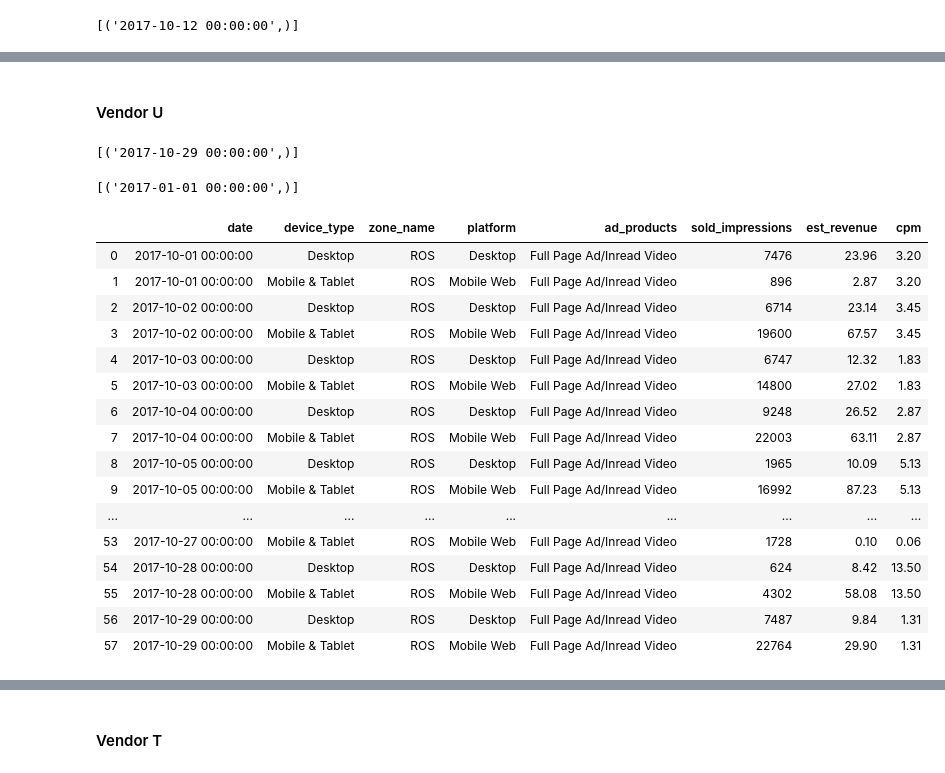
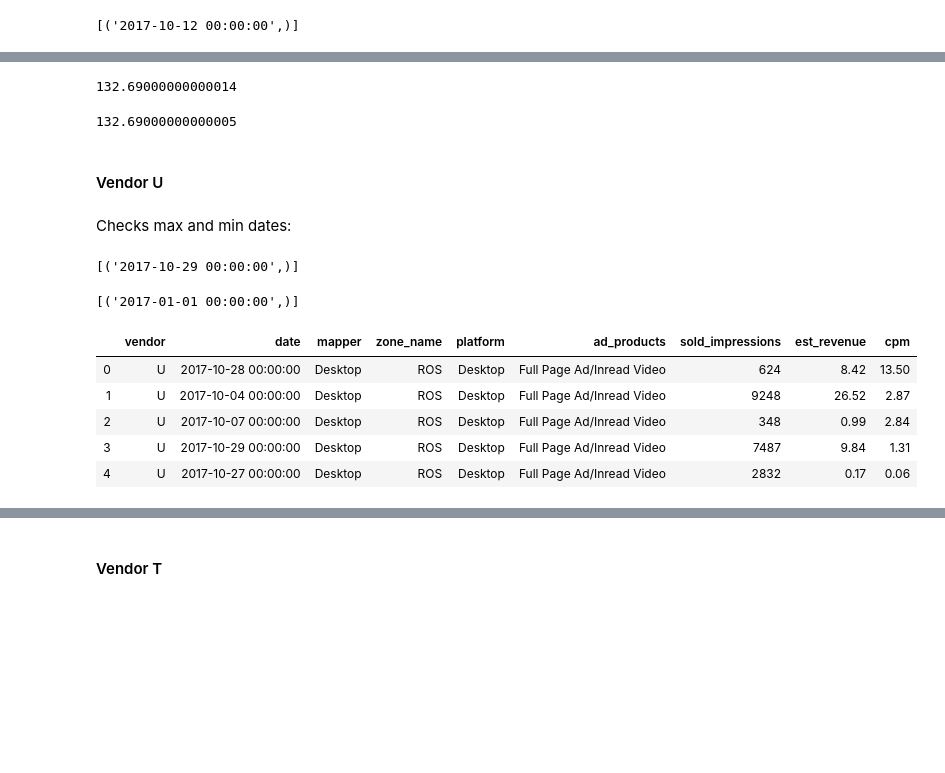
Before and after one commit to valmadrid/EDA-using-SQLite-Python, a Jupyter notebook: challenge_1.ipynb, the cells around one changed output, grey strips where cells are left out. Cells and saved outputs as stored; diff of their text form; code cells hidden in the pictures; blank space fills up the shorter version.

```diff
--- a/challenge_1.ipynb
+++ b/challenge_1.ipynb
@@ -40,3 +39,3 @@ pysqldf = lambda q: sqldf(q, globals())
 # %%
-conn = sqlite3.connect("scmp.sqlite")
+conn = sqlite3.connect("c1.sqlite")
 cur = conn.cursor()
@@ -138,15 +150,3 @@ db
 | 4 | table | vendor_s | vendor_s | 2 | CREATE TABLE "vendor_s" (\n"TRAFF... |
 | 5 | table | vendor_t | vendor_t | 25 | CREATE TABLE "vendor_t" (\n"WEBSI... |
 | 6 | table | vendor_u | vendor_u | 11 | CREATE TABLE "vendor_u" (\n"PLATF... |
-# %%
-cur.execute("""SELECT * FROM vendor_s LIMIT 5;""")
-s = pd.DataFrame(cur.fetchall(), columns = [i[0] for i in cur.description])
-display(s.head())
-
-cur.execute("""SELECT * FROM vendor_t LIMIT 5;""")
-t = pd.DataFrame(cur.fetchall(), columns = [i[0] for i in cur.description])
-display(t.head())
-
-cur.execute("""SELECT * FROM vendor_u LIMIT 5;""")
-u = pd.DataFrame(cur.fetchall(), columns = [i[0] for i in cur.description])
-display(u.head())
@@ -289,5 +194,17 @@ db
+# %%
+sum(vendor_s.cpm)
+# %% [output]
+132.69000000000014
+# %%
+check = df_excel["vendor_s"].copy()
+check = check[(check.UPDATED_DATE <= "2017-10-31") & (check.UPDATED_DATE >= "2017-10-01")].sort_values("UPDATED_DATE")
+sum(check.CPM)
+# %% [output]
+132.69000000000005
 # %% [markdown]
 #### Vendor U
+# %% [markdown]
+Checks max and min dates:
 # %%
 cur.execute("""SELECT MAX(DATE) FROM vendor_u;""")
 display(cur.fetchall())
@@ -299,49 +216,38 @@ display(cur.fetchall())
 # %%
 cur.execute("""
     SELECT
+        "U" as vendor,
         u.DATE as date,
-        u.DEVICE_TYPE as device_type,
+        u.DEVICE_TYPE as mapper,
         groupings."Zone Name" as zone_name,
         groupings.Platform as platform,
         groupings."Ad Products" as ad_products,
         u.VIDEO_IMPRESSIONS as sold_impressions,
         (CAST(u.VIDEO_IMPRESSIONS as REAL) / map.total_sold_impressions * map.total_est_revenue)*1.00 as est_revenue,
         (CAST(u.VIDEO_IMPRESSIONS as REAL) / map.total_sold_impressions * map.total_est_revenue)/CAST(u.VIDEO_IMPRESSIONS as REAL)*1000.00 as cpm
     FROM vendor_u as u
     LEFT JOIN (SELECT
                     DATE as date,
                     CAST(sum(VIDEO_IMPRESSIONS) as REAL) as total_sold_impressions,
                     CAST(sum(EARNINGS) as REAL) as total_est_revenue
                 FROM vendor_u
                 WHERE DATE BETWEEN '2017-10-01' AND '2017-10-31'
                 GROUP by DATE) as map
         USING (DATE)
     LEFT JOIN definitions_groupings as groupings
         ON lower(u.DEVICE_TYPE) = lower(groupings.tagID)
     WHERE
         (DATE BETWEEN '2017-10-01' AND '2017-10-31') &
         (DEVICE_TYPE NOT LIKE "%UNKNOWN%")
-    GROUP by DATE, DEVICE_TYPE;
     """)
 
 vendor_u = pd.DataFrame(cur.fetchall(),
                              columns=[i[0] for i in cur.description])
-vendor_u
+vendor_u.head()
 # %% [output]
-|  | date | device_type | zone_name | platform | ad_products | sold_impressions | est_revenue | cpm |
-| 0 | 2017-10-01 00:00:00 | Desktop | ROS | Desktop | Full Page Ad/Inread Video | 7476 | 23.96 | 3.20 |
-| 1 | 2017-10-01 00:00:00 | Mobile & Tablet | ROS | Mobile Web | Full Page Ad/Inread Video | 896 | 2.87 | 3.20 |
-| 2 | 2017-10-02 00:00:00 | Desktop | ROS | Desktop | Full Page Ad/Inread Video | 6714 | 23.14 | 3.45 |
-| 3 | 2017-10-02 00:00:00 | Mobile & Tablet | ROS | Mobile Web | Full Page Ad/Inread Video | 19600 | 67.57 | 3.45 |
-| 4 | 2017-10-03 00:00:00 | Desktop | ROS | Desktop | Full Page Ad/Inread Video | 6747 | 12.32 | 1.83 |
-| 5 | 2017-10-03 00:00:00 | Mobile & Tablet | ROS | Mobile Web | Full Page Ad/Inread Video | 14800 | 27.02 | 1.83 |
-| 6 | 2017-10-04 00:00:00 | Desktop | ROS | Desktop | Full Page Ad/Inread Video | 9248 | 26.52 | 2.87 |
-| 7 | 2017-10-04 00:00:00 | Mobile & Tablet | ROS | Mobile Web | Full Page Ad/Inread Video | 22003 | 63.11 | 2.87 |
-| 8 | 2017-10-05 00:00:00 | Desktop | ROS | Desktop | Full Page Ad/Inread Video | 1965 | 10.09 | 5.13 |
-| 9 | 2017-10-05 00:00:00 | Mobile & Tablet | ROS | Mobile Web | Full Page Ad/Inread Video | 16992 | 87.23 | 5.13 |
-| ... | ... | ... | ... | ... | ... | ... | ... | ... |
-| 53 | 2017-10-27 00:00:00 | Mobile & Tablet | ROS | Mobile Web | Full Page Ad/Inread Video | 1728 | 0.10 | 0.06 |
-| 54 | 2017-10-28 00:00:00 | Desktop | ROS | Desktop | Full Page Ad/Inread Video | 624 | 8.42 | 13.50 |
-| 55 | 2017-10-28 00:00:00 | Mobile & Tablet | ROS | Mobile Web | Full Page Ad/Inread Video | 4302 | 58.08 | 13.50 |
-| 56 | 2017-10-29 00:00:00 | Desktop | ROS | Desktop | Full Page Ad/Inread Video | 7487 | 9.84 | 1.31 |
-| 57 | 2017-10-29 00:00:00 | Mobile & Tablet | ROS | Mobile Web | Full Page Ad/Inread Video | 22764 | 29.90 | 1.31 |
+|  | vendor | date | mapper | zone_name | platform | ad_products | sold_impressions | est_revenue | cpm |
+| 0 | U | 2017-10-28 00:00:00 | Desktop | ROS | Desktop | Full Page Ad/Inread Video | 624 | 8.42 | 13.50 |
+| 1 | U | 2017-10-04 00:00:00 | Desktop | ROS | Desktop | Full Page Ad/Inread Video | 9248 | 26.52 | 2.87 |
+| 2 | U | 2017-10-07 00:00:00 | Desktop | ROS | Desktop | Full Page Ad/Inread Video | 348 | 0.99 | 2.84 |
+| 3 | U | 2017-10-29 00:00:00 | Desktop | ROS | Desktop | Full Page Ad/Inread Video | 7487 | 9.84 | 1.31 |
+| 4 | U | 2017-10-27 00:00:00 | Desktop | ROS | Desktop | Full Page Ad/Inread Video | 2832 | 0.17 | 0.06 |
```
Also changed, not shown: parts of 44 cells of this notebook.
